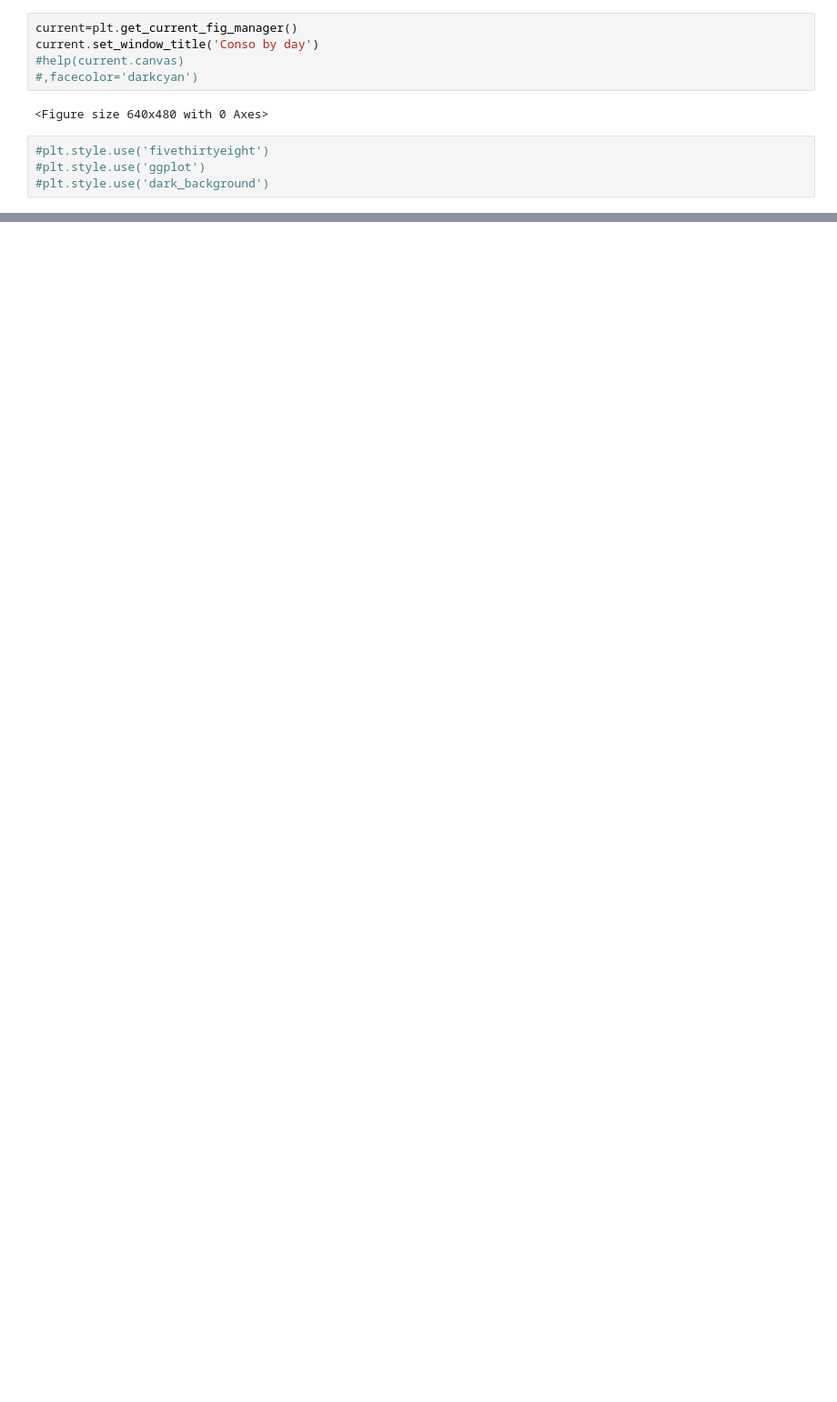
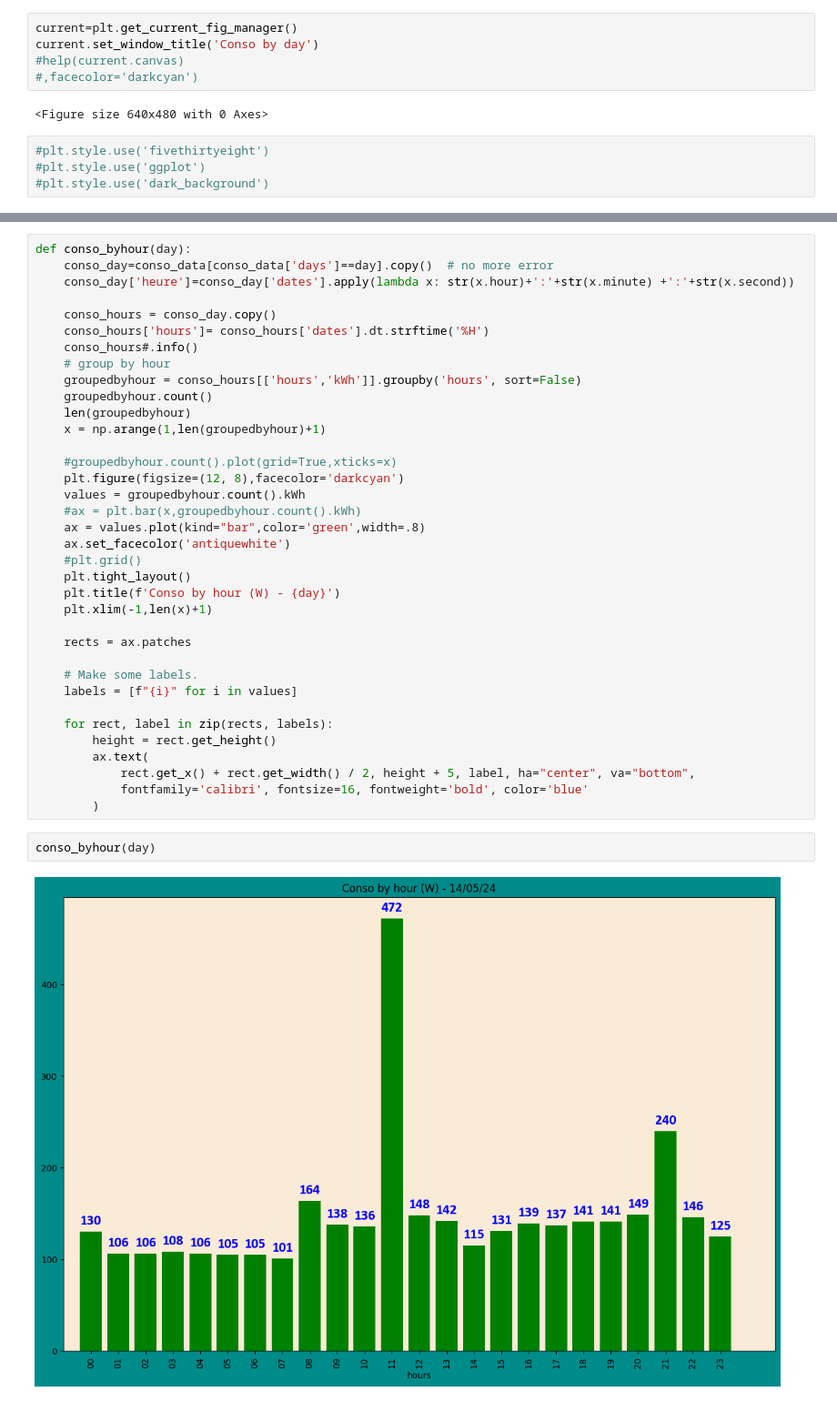
Before and after one commit to jdavid54/jupyter_notebooks, a Jupyter notebook: conso_kwh_reduced.ipynb, the cells around one changed output, grey strips where cells are left out. Shown at 91% size. Saved outputs shown, nothing was run; the diff lists cells and outputs as text; blank space fills up the shorter version.

```diff
--- a/conso_kwh_reduced.ipynb
+++ b/conso_kwh_reduced.ipynb
@@ -308,0 +404,40 @@ show(day,pltcolor='darkcyan')
+# %%
+def conso_byhour(day):
+    conso_day=conso_data[conso_data['days']==day].copy()  # no more error
+    conso_day['heure']=conso_day['dates'].apply(lambda x: str(x.hour)+':'+str(x.minute) +':'+str(x.second))
+
+    conso_hours = conso_day.copy()
+    conso_hours['hours']= conso_hours['dates'].dt.strftime('%H')
+    conso_hours#.info()
+    # group by hour
+    groupedbyhour = conso_hours[['hours','kWh']].groupby('hours', sort=False)
+    groupedbyhour.count()
+    len(groupedbyhour)
+    x = np.arange(1,len(groupedbyhour)+1)
+
+    #groupedbyhour.count().plot(grid=True,xticks=x)
+    plt.figure(figsize=(12, 8),facecolor='darkcyan')
+    values = groupedbyhour.count().kWh
+    #ax = plt.bar(x,groupedbyhour.count().kWh)
+    ax = values.plot(kind="bar",color='green',width=.8)
+    ax.set_facecolor('antiquewhite')
+    #plt.grid()
+    plt.tight_layout()
+    plt.title(f'Conso by hour (W) - {day}')
+    plt.xlim(-1,len(x)+1)
+
+    rects = ax.patches
+
+    # Make some labels.
+    labels = [f"{i}" for i in values]
+
+    for rect, label in zip(rects, labels):
+        height = rect.get_height()
+        ax.text(
+            rect.get_x() + rect.get_width() / 2, height + 5, label, ha="center", va="bottom",
+            fontfamily='calibri', fontsize=16, fontweight='bold', color='blue'
+        )
+# %%
+conso_byhour(day)
+# %% [output]
+[figure, added]
```
Also changed, not shown: parts of 34 cells of this notebook, 9 other files.
